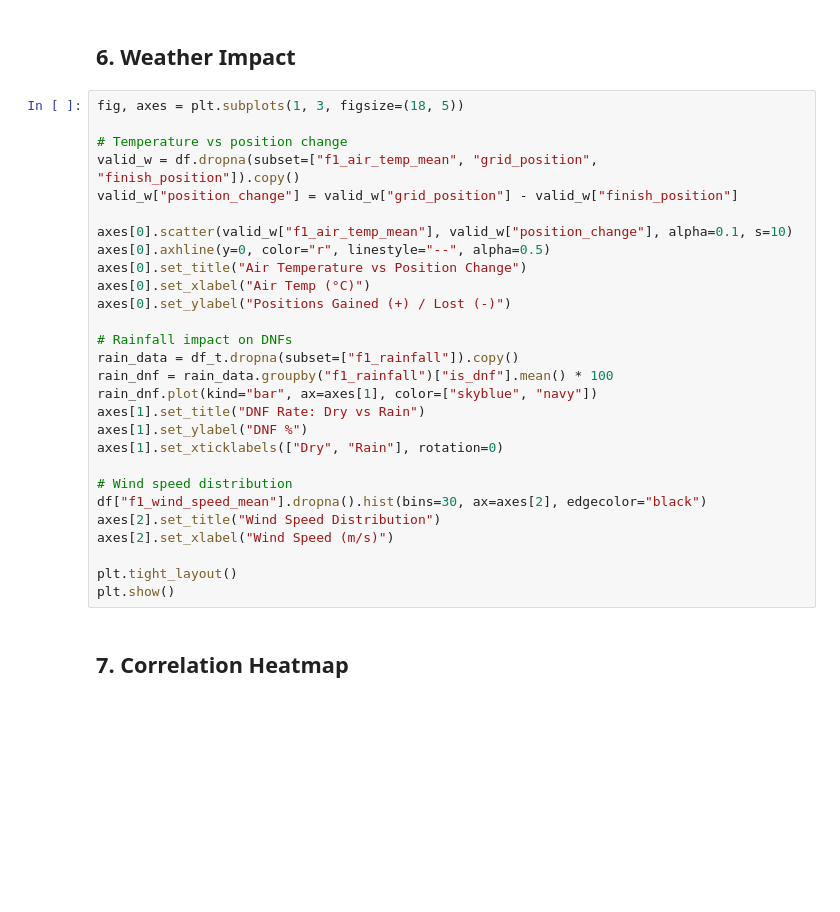
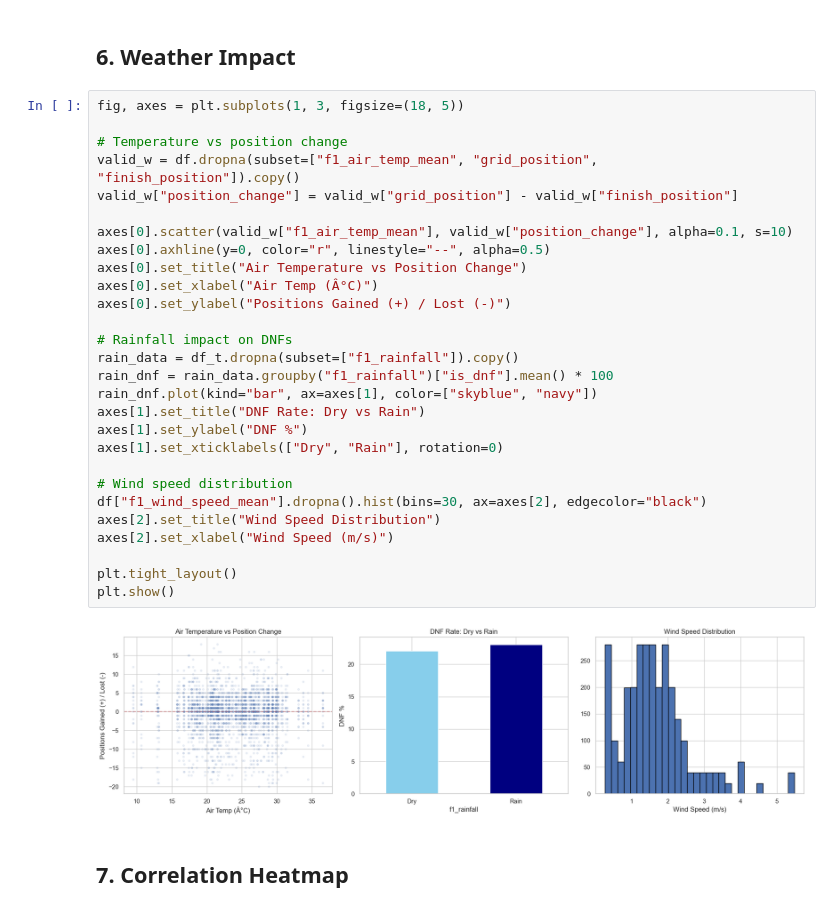
Before and after one commit to jowinjestine/f1-race-predictor, a Jupyter notebook: notebooks/01_eda.ipynb, the cells around one changed output. Cells and saved outputs as stored; diff of their text form; blank space fills up the shorter version.

```diff
--- a/notebooks/01_eda.ipynb
+++ b/notebooks/01_eda.ipynb
@@ -105,31 +160,33 @@ plt.show()
 # %%
 fig, axes = plt.subplots(1, 3, figsize=(18, 5))
 
 # Temperature vs position change
 valid_w = df.dropna(subset=["f1_air_temp_mean", "grid_position", "finish_position"]).copy()
 valid_w["position_change"] = valid_w["grid_position"] - valid_w["finish_position"]
 
 axes[0].scatter(valid_w["f1_air_temp_mean"], valid_w["position_change"], alpha=0.1, s=10)
 axes[0].axhline(y=0, color="r", linestyle="--", alpha=0.5)
 axes[0].set_title("Air Temperature vs Position Change")
-axes[0].set_xlabel("Air Temp (°C)")
+axes[0].set_xlabel("Air Temp (Â°C)")
 axes[0].set_ylabel("Positions Gained (+) / Lost (-)")
 
 # Rainfall impact on DNFs
 rain_data = df_t.dropna(subset=["f1_rainfall"]).copy()
 rain_dnf = rain_data.groupby("f1_rainfall")["is_dnf"].mean() * 100
 rain_dnf.plot(kind="bar", ax=axes[1], color=["skyblue", "navy"])
 axes[1].set_title("DNF Rate: Dry vs Rain")
 axes[1].set_ylabel("DNF %")
 axes[1].set_xticklabels(["Dry", "Rain"], rotation=0)
 
 # Wind speed distribution
 df["f1_wind_speed_mean"].dropna().hist(bins=30, ax=axes[2], edgecolor="black")
 axes[2].set_title("Wind Speed Distribution")
 axes[2].set_xlabel("Wind Speed (m/s)")
 
 plt.tight_layout()
 plt.show()
+# %% [output]
+[figure, added]
 # %% [markdown]
 ## 7. Correlation Heatmap
 # %%
```
Also changed, not shown: parts of 9 cells of this notebook.
